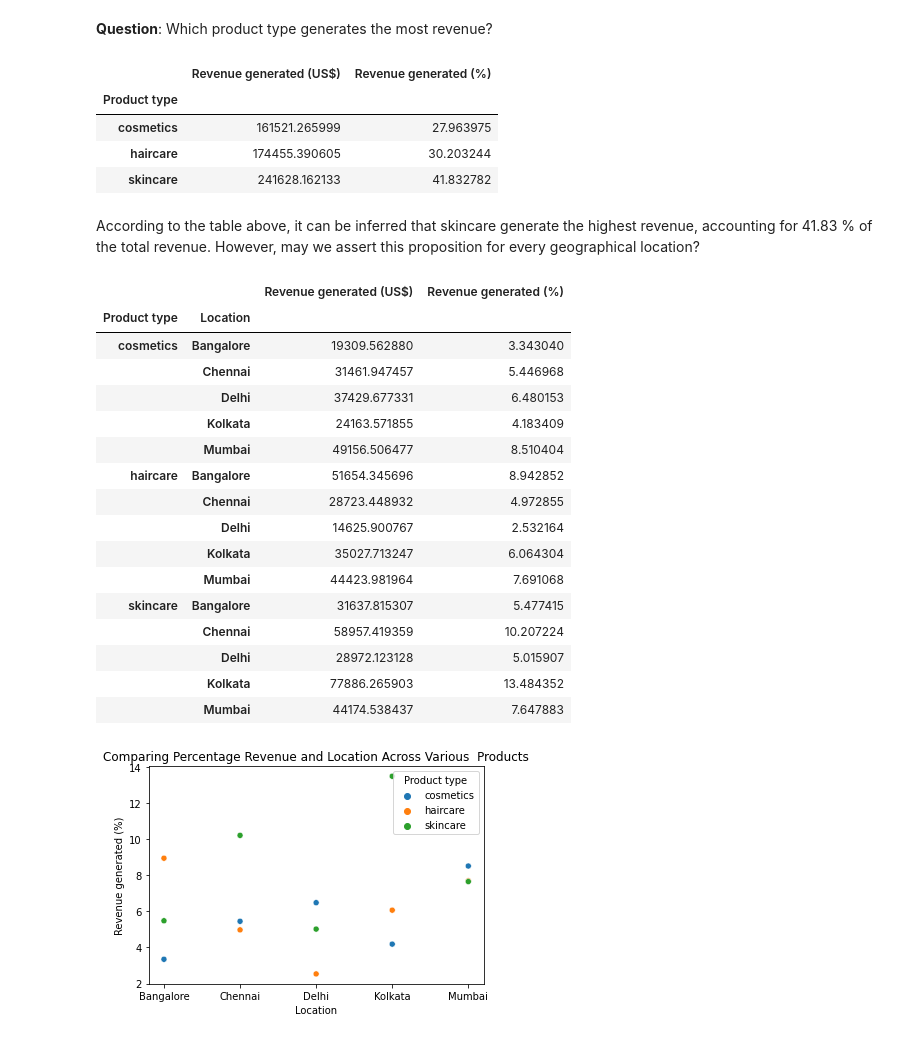
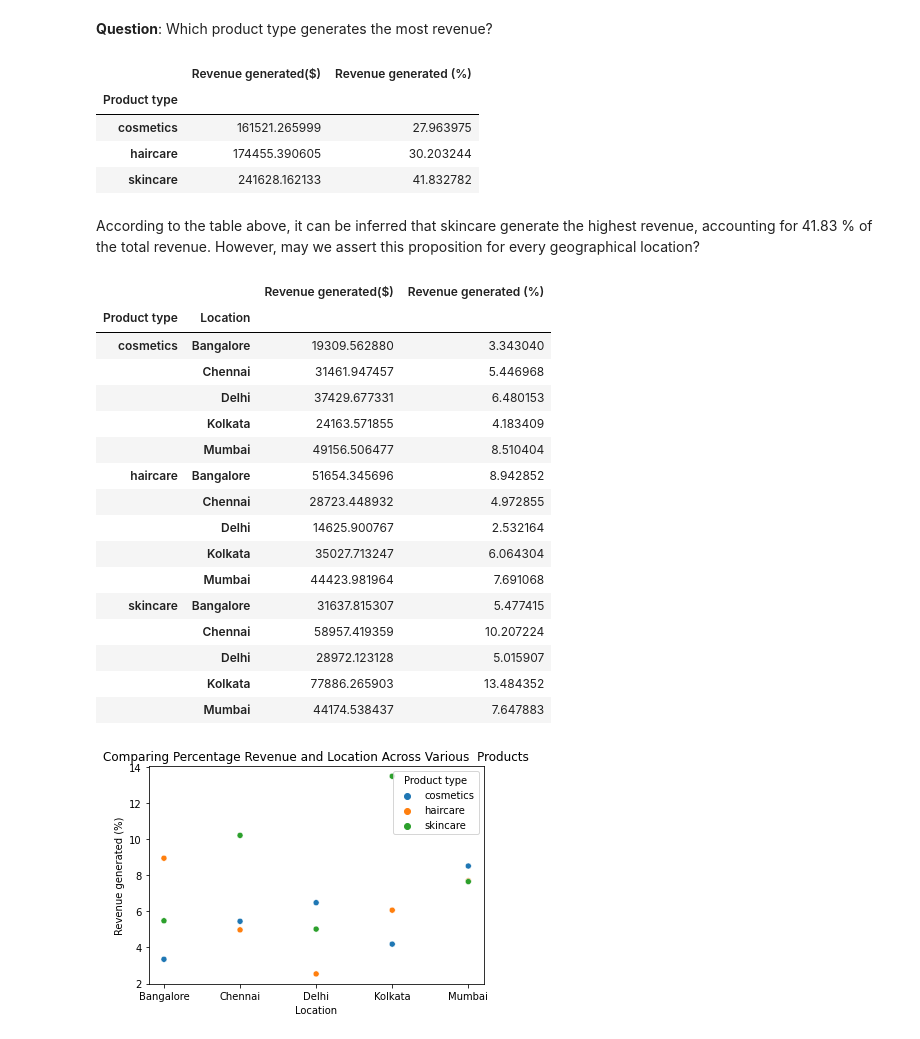
Before and after one commit to Kholeka98/Data_Cleaning_Excel, a Jupyter notebook: Exploratory data analysis.ipynb, the cells around one changed output. Drawn from its saved outputs; the diff is of its cells as text; code cells hidden in the pictures.

```diff
--- a/Exploratory data analysis.ipynb
+++ b/Exploratory data analysis.ipynb
@@ -150,8 +150,8 @@ df1.describe()
 | max | 99.171329 | 100.000000 | 996.000000 | 9866.465458 | 96.000000 | 9.929816 | ... |
 # %%
 #Rename columns to include units
-df1 = df1.rename( columns= {'Price':'Price(US$)', 'Revenue generated': 'Revenue generated(US$)',
-                     'Shipping costs': 'Shipping costs (US$)', 'Manufacturing costs':'Manufacturing costs (US$)'})
+df1 = df1.rename( columns= {'Price':'Price($)', 'Revenue generated': 'Revenue generated($)',
+                     'Shipping costs': 'Shipping costs($)', 'Manufacturing costs':'Manufacturing costs($)'})
 # %% [markdown]
 # Step 3: Feature Understanding
 (Univariate analysis)
@@ -223,5 +223,5 @@ Name: Revenue generated (US$), dtype: float64
 # %%
-Total_revenue = df1['Revenue generated (US$)'].sum()
+Total_revenue = df1['Revenue generated($)'].sum()
 Total_revenue
 # %% [output]
 577604.8187380086
@@ -257,11 +257,11 @@ The relationship between price and product sales volume appears unclear across d
 # %% [markdown]
 **Question**: Which product type generates the most revenue?
 # %%
-df3 = pd.DataFrame(df1.groupby('Product type')['Revenue generated (US$)'].agg('sum'))
-df3['Revenue generated (%)'] = df3['Revenue generated (US$)'].apply(lambda x : x*100/Total_revenue)
+df3 = pd.DataFrame(df1.groupby('Product type')['Revenue generated($)'].agg('sum'))
+df3['Revenue generated (%)'] = df3['Revenue generated($)'].apply(lambda x : x*100/Total_revenue)
 df3
 # %% [output]
-|  | Revenue generated (US$) | Revenue generated (%) |
+|  | Revenue generated($) | Revenue generated (%) |
 | Product type |  |  |
 | cosmetics | 161521.265999 | 27.963975 |
 | haircare | 174455.390605 | 30.203244 |
@@ -269,11 +269,11 @@ df3
 # %% [markdown]
 According to the table above, it can be inferred that  skincare generate the highest revenue, accounting for 41.83 % of the total revenue. However, may we assert this proposition for every geographical location?
 # %%
-df4 = pd.DataFrame(df1.groupby(['Product type','Location'])['Revenue generated (US$)'].agg('sum'))
-df4['Revenue generated (%)'] = df4['Revenue generated (US$)'].apply(lambda x : x*100/Total_revenue)
+df4 = pd.DataFrame(df1.groupby(['Product type','Location'])['Revenue generated($)'].agg('sum'))
+df4['Revenue generated (%)'] = df4['Revenue generated($)'].apply(lambda x : x*100/Total_revenue)
 df4
 # %% [output]
-|  |  | Revenue generated (US$) | Revenue generated (%) |
+|  |  | Revenue generated($) | Revenue generated (%) |
 | Product type | Location |  |  |
 | cosmetics | Bangalore | 19309.562880 | 3.343040 |
 |  | Chennai | 31461.947457 | 5.446968 |
```
Also changed, not shown: parts of 6 cells of this notebook.
